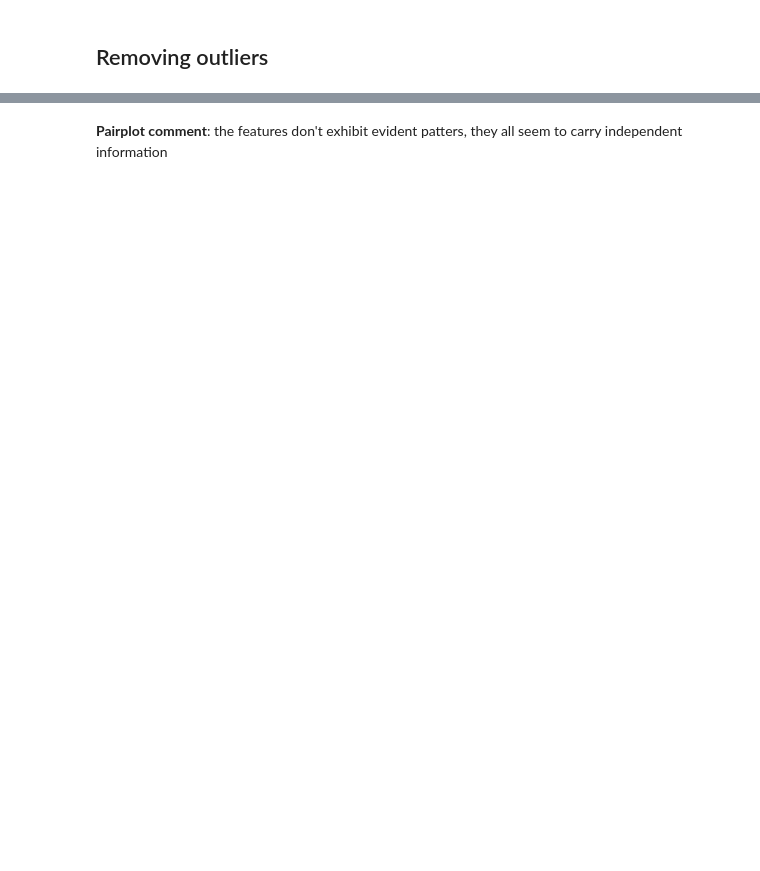
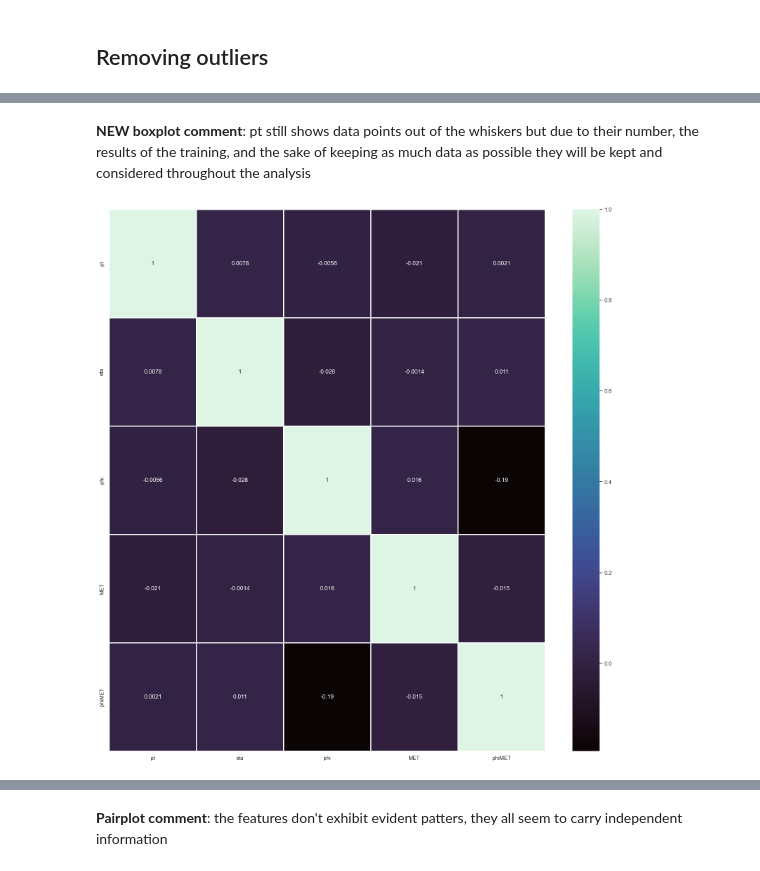
Before and after one commit to jlancione/thesis_notebooks, a Jupyter notebook: Wdecay.ipynb, the cells around one changed output, grey strips where cells are left out. Drawn from its saved outputs; the diff is of its cells as text; code cells hidden in the pictures; blank space fills up the shorter version.

```diff
--- a/Wdecay.ipynb
+++ b/Wdecay.ipynb
@@ -127,0 +105,9 @@ if data_checks=='y':
+# %% [markdown]
+**NEW boxplot comment**: pt still shows data points out of the whiskers but due to their number, the results of the training, and the sake of keeping as much data as possible they will be kept and considered throughout the analysis
+# %%
+if data_checks=='y':
+    fig, ax = plt.subplots(figsize=(20,20))
+    # sns.set(font_scale=1.0)
+    sns.heatmap(dfe_array_to_df.corr() , annot= True, linewidths=2, ax=ax, cmap='mako')
+# %% [output]
+[figure, added]
```
Also changed, not shown: parts of 60 cells of this notebook.
